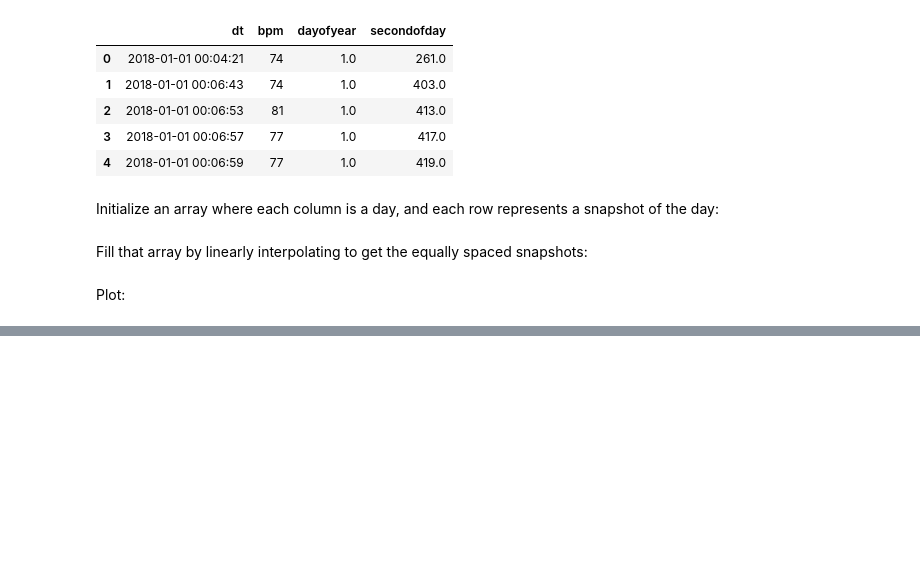
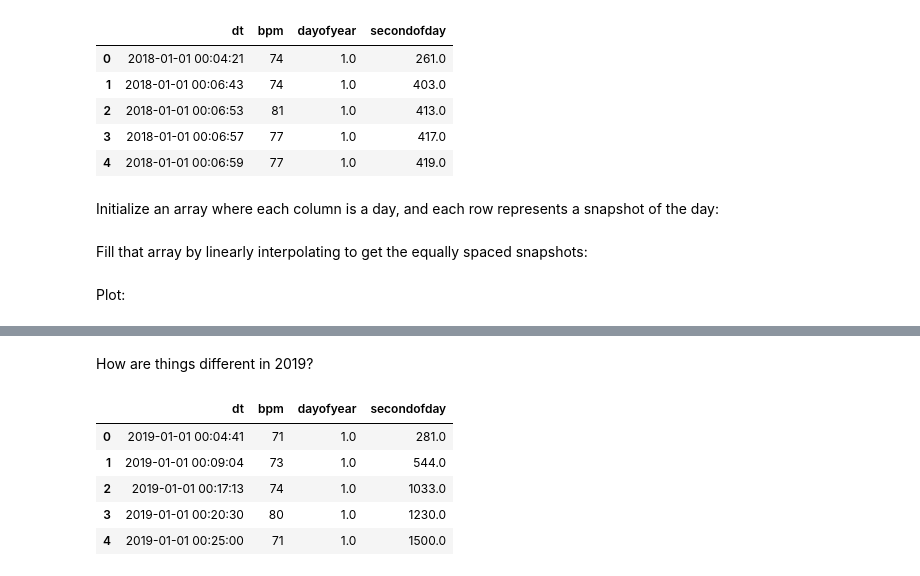
Before and after one commit to yuempark/data-projects, a Jupyter notebook: heart-rate/heart-rate.ipynb, the cells around one changed output, grey strips where cells are left out. Drawn from its saved outputs; the diff is of its cells as text; code cells hidden in the pictures; blank space fills up the shorter version.

```diff
--- a/heart-rate/heart-rate.ipynb
+++ b/heart-rate/heart-rate.ipynb
@@ -139,0 +190,14 @@ Plot:
+# %% [markdown]
+How are things different in 2019?
+# %%
+slice_2019 = HR[(HR['dt']>=datetime(2019, 1, 1,hour=0, minute=0, second=0)) &\
+                (HR['dt']< datetime(2020, 1, 1,hour=0, minute=0, second=0))].copy()
+slice_2019.reset_index(drop=True, inplace=True)
+slice_2019.head()
+# %% [output]
+|  | dt | bpm | dayofyear | secondofday |
+| 0 | 2019-01-01 00:04:41 | 71 | 1.0 | 281.0 |
+| 1 | 2019-01-01 00:09:04 | 73 | 1.0 | 544.0 |
+| 2 | 2019-01-01 00:17:13 | 74 | 1.0 | 1033.0 |
+| 3 | 2019-01-01 00:20:30 | 80 | 1.0 | 1230.0 |
+| 4 | 2019-01-01 00:25:00 | 71 | 1.0 | 1500.0 |
```
Also changed, not shown: parts of 6 cells of this notebook, 1 other file.
